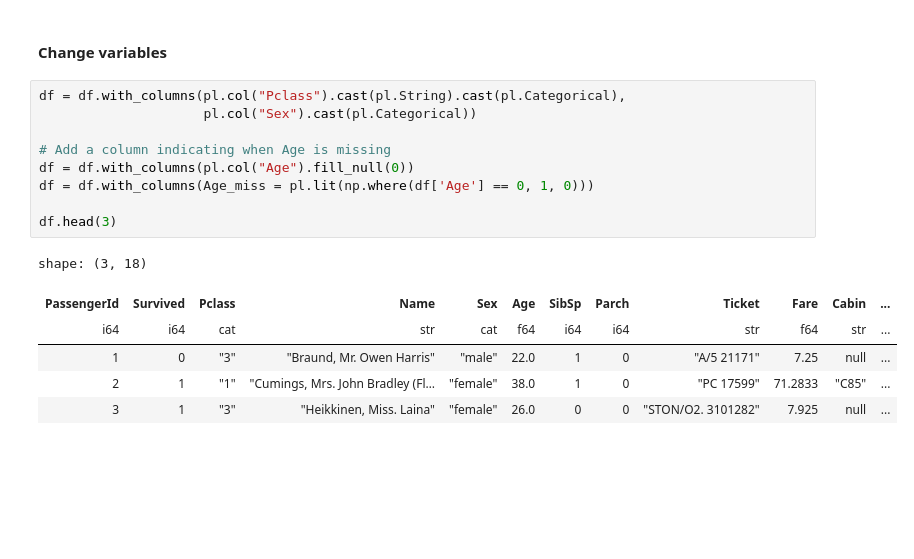
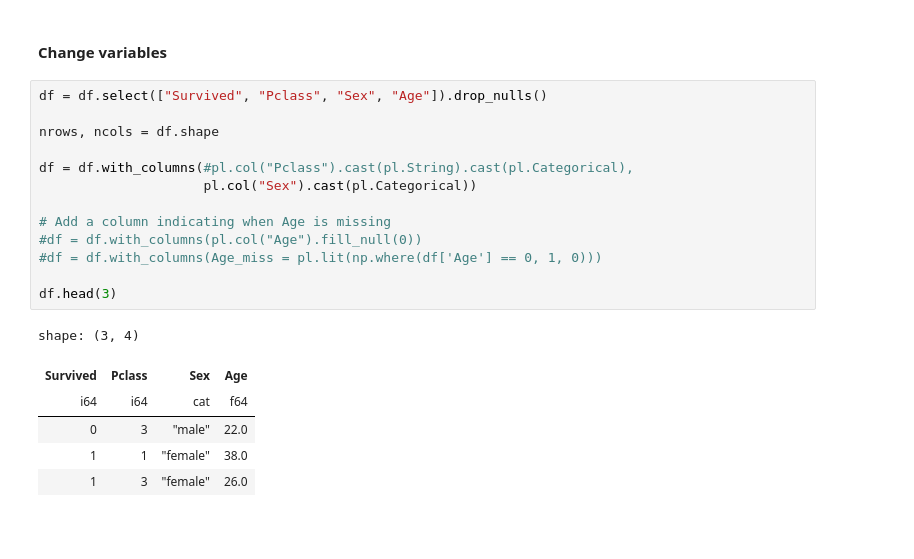
Before and after one commit to madskoefoed/Titanic, a Jupyter notebook: titanic.ipynb, the cells around one changed output. Drawn from its saved outputs; the diff is of its cells as text; blank space fills up the shorter version.

```diff
--- a/titanic.ipynb
+++ b/titanic.ipynb
@@ -56,21 +54,25 @@ shape: (9, 18)
 # %% [markdown]
 #### Change variables
 # %%
-df = df.with_columns(pl.col("Pclass").cast(pl.String).cast(pl.Categorical),
+df = df.select(["Survived", "Pclass", "Sex", "Age"]).drop_nulls()
+
+nrows, ncols = df.shape
+
+df = df.with_columns(#pl.col("Pclass").cast(pl.String).cast(pl.Categorical),
                      pl.col("Sex").cast(pl.Categorical))
 
 # Add a column indicating when Age is missing
-df = df.with_columns(pl.col("Age").fill_null(0))
-df = df.with_columns(Age_miss = pl.lit(np.where(df['Age'] == 0, 1, 0)))
+#df = df.with_columns(pl.col("Age").fill_null(0))
+#df = df.with_columns(Age_miss = pl.lit(np.where(df['Age'] == 0, 1, 0)))
 
 df.head(3)
 # %% [output]
-shape: (3, 18)
+shape: (3, 4)
-| PassengerId | Survived | Pclass | Name | Sex | Age | SibSp | Parch | Ticket | Fare | Cabin | ... |
-| i64 | i64 | cat | str | cat | f64 | i64 | i64 | str | f64 | str | ... |
-| 1 | 0 | "3" | "Braund, Mr. Owen Harris" | "male" | 22.0 | 1 | 0 | "A/5 21171" | 7.25 | null | ... |
-| 2 | 1 | "1" | "Cumings, Mrs. John Bradley (Fl… | "female" | 38.0 | 1 | 0 | "PC 17599" | 71.2833 | "C85" | ... |
-| 3 | 1 | "3" | "Heikkinen, Miss. Laina" | "female" | 26.0 | 0 | 0 | "STON/O2. 3101282" | 7.925 | null | ... |
+| Survived | Pclass | Sex | Age |
+| i64 | i64 | cat | f64 |
+| 0 | 3 | "male" | 22.0 |
+| 1 | 1 | "female" | 38.0 |
+| 1 | 3 | "female" | 26.0 |
 # %% [markdown]
 ####
 # %% [markdown]
```
Also changed, not shown: parts of 23 cells of this notebook.
